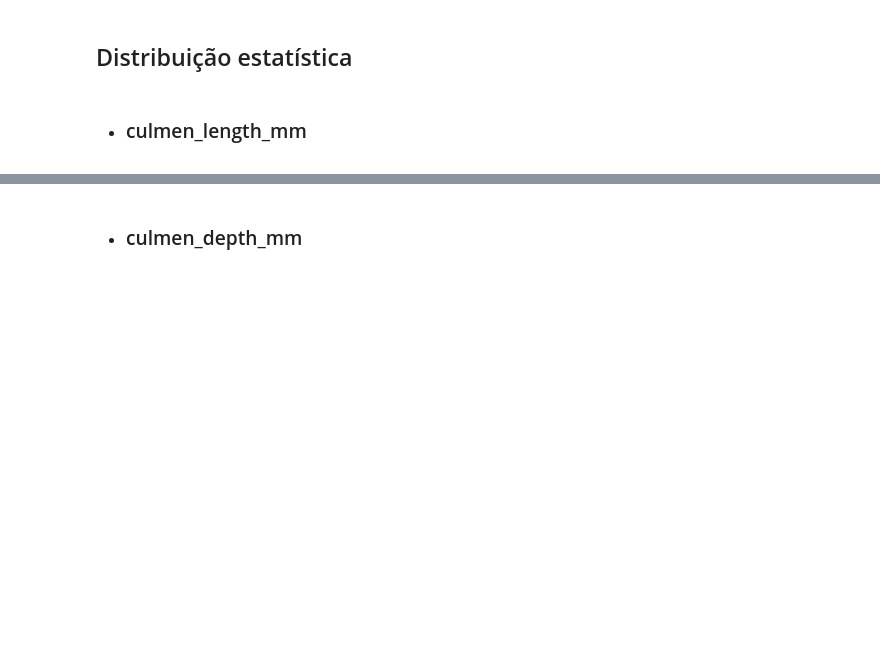
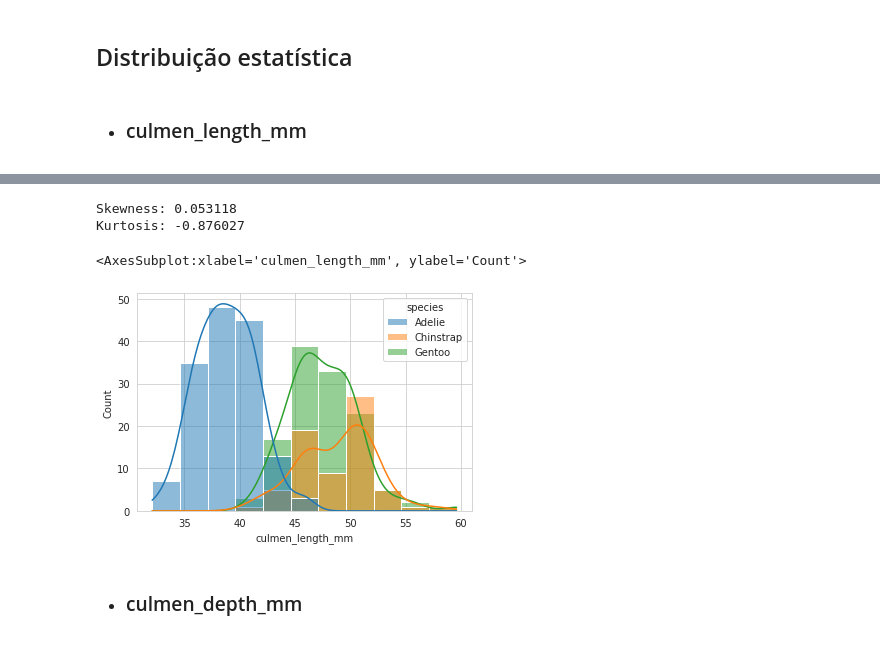
Before and after one commit to PietroPan/MachineLearning, a Jupyter notebook: pinguins.ipynb, the cells around one changed output, grey strips where cells are left out. Drawn from its saved outputs; the diff is of its cells as text; code cells hidden in the pictures; blank space fills up the shorter version.

```diff
--- a/pinguins.ipynb
+++ b/pinguins.ipynb
@@ -11,6 +23,6 @@ import matplotlib.pyplot as plt
 ## Leitura do Dataset
 # %%
 #Leitura do dataset
-penguins = pd.read_csv("../input/penguins/penguins_size.csv")
+penguins = pd.read_csv("Datasets/penguins_size.csv")
 #Observar algumas linhas do dataset
 penguins.head()
@@ -105,6 +204,14 @@ sns.histplot(penguins['culmen_length_mm'], kde=True)
 # %%
 print("Skewness: %f" % penguins['culmen_length_mm'].skew())
 print("Kurtosis: %f" % penguins['culmen_length_mm'].kurt())
+# %% [output]
+Skewness: 0.053118
+Kurtosis: -0.876027
+# %%
+sns.histplot(data=penguins, x='culmen_length_mm', hue='species', kde=True)
+# %% [output]
+<AxesSubplot:xlabel='culmen_length_mm', ylabel='Count'>
+[figure, added]
 # %% [markdown]
 * ### culmen_depth_mm
 # %%
```
Also changed, not shown: parts of 94 cells of this notebook, 4 other files.
